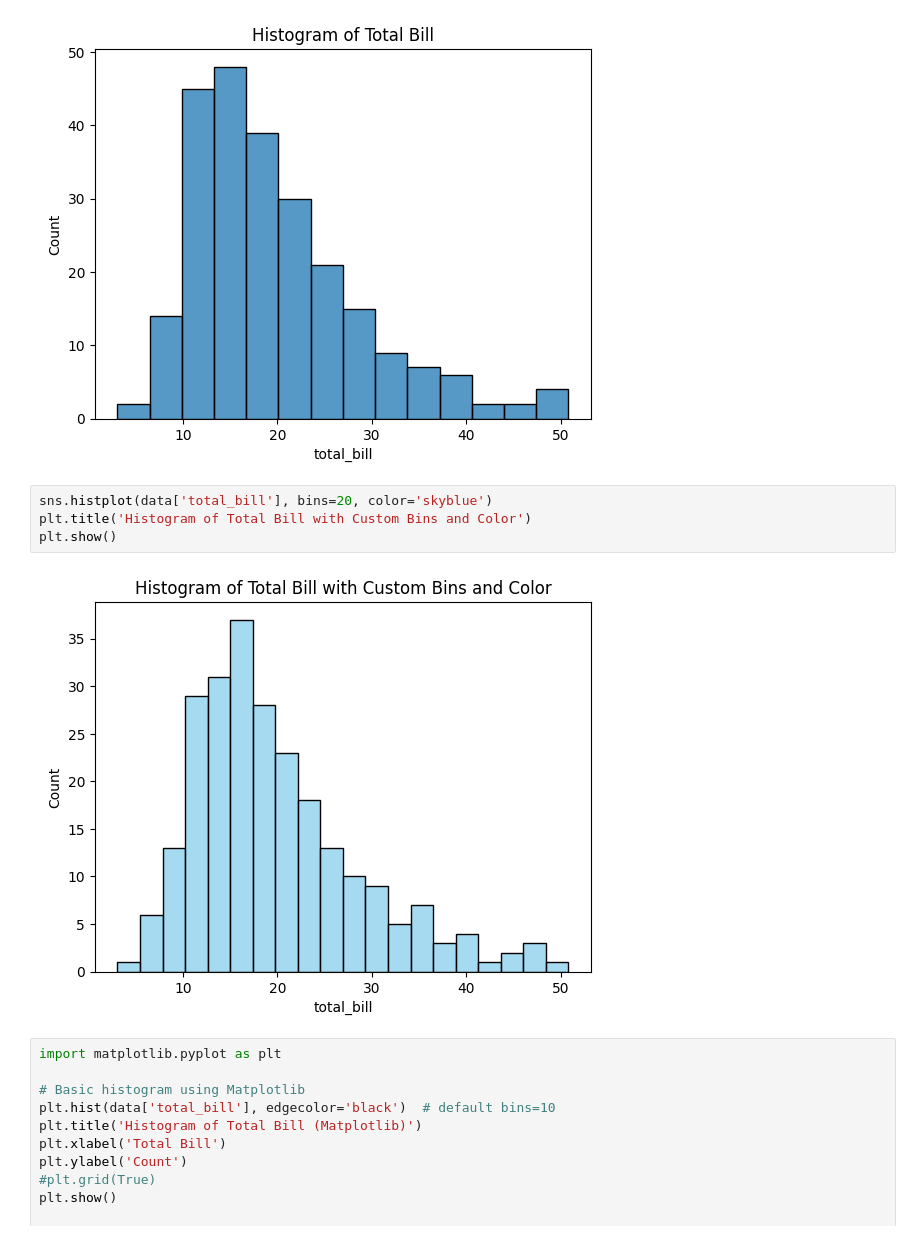
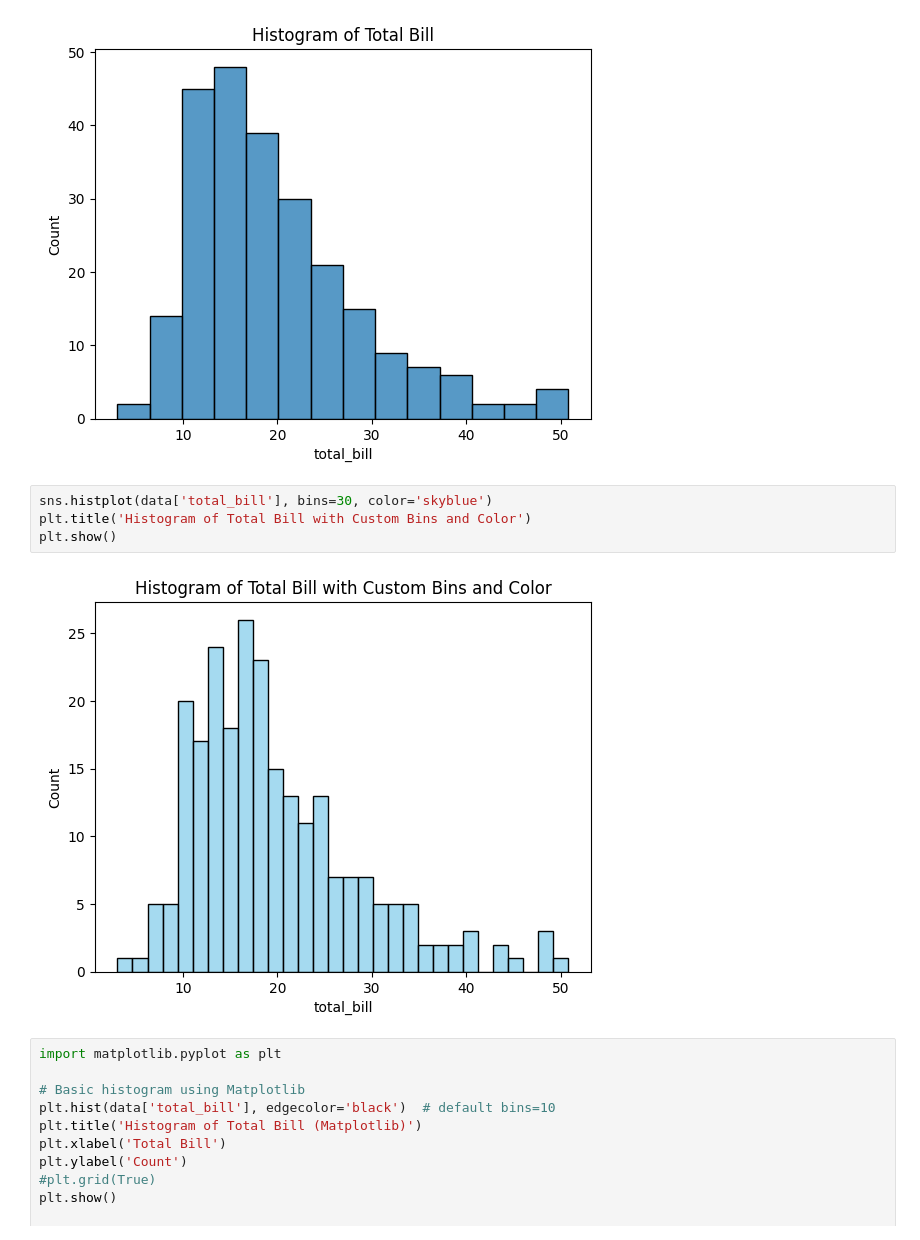
Before and after one commit to mila-klimovich/DI-Bootcamp, a Jupyter notebook: week9/day3/week9day3-class.ipynb, the cells around one changed output. Cells and saved outputs as stored; diff of their text form.

```diff
--- a/week9/day3/week9day3-class.ipynb
+++ b/week9/day3/week9day3-class.ipynb
@@ -32,11 +32,11 @@ plt.show()
 # %% [output]
 [figure]
 # %%
-sns.histplot(data['total_bill'], bins=20, color='skyblue')
+sns.histplot(data['total_bill'], bins=30, color='skyblue')
 plt.title('Histogram of Total Bill with Custom Bins and Color')
 plt.show()
 # %% [output]
-[figure, old version]
+[figure, new version]
 # %%
 import matplotlib.pyplot as plt
 
```
Also changed, not shown: parts of 11 cells of this notebook.
